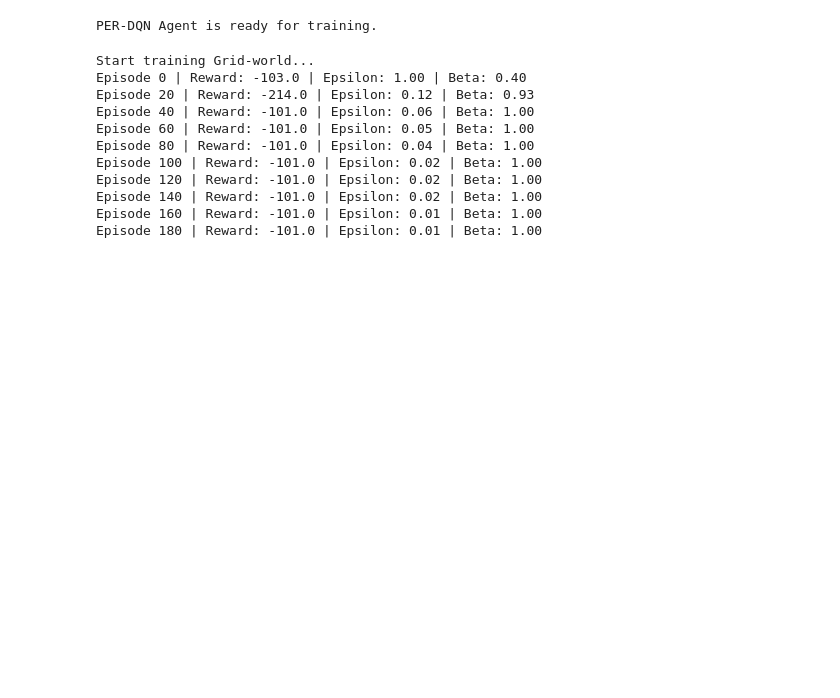
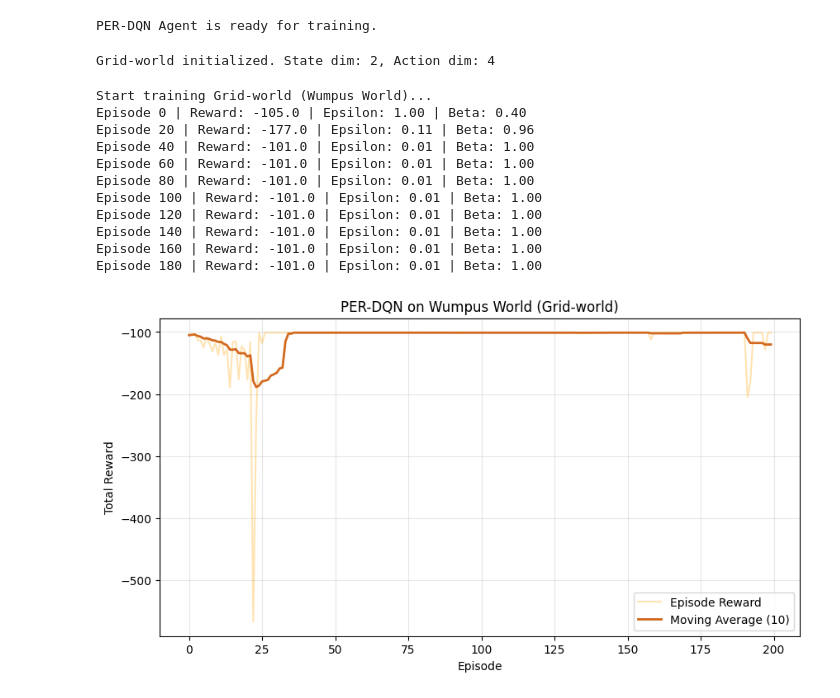
Before and after one commit to baiziyue43-dotcom/a2_part2, a Jupyter notebook: assignment_2_part_2.ipynb, the cells around one changed output. Drawn from its saved outputs; the diff is of its cells as text; code cells hidden in the pictures; blank space fills up the shorter version.

Commit message:
Add env1(Grid World) Training

```diff
--- a/assignment_2_part_2.ipynb
+++ b/assignment_2_part_2.ipynb
@@ -205,24 +205,64 @@ def train_per_dqn(env, agent, num_episodes, batch_size, target_update_freq):
 
     return rewards_history, losses_history
 # %%
+# Grid-world
+from environment import WumpusWorldEnvironment
 
 env_grid = WumpusWorldEnvironment(observation_type='vector', action_type='discrete')
-agent_grid = PER_DQNAgent(state_dim=2, action_dim=4, device=device)
 
-print("Start training Grid-world...")
-grid_rewards, grid_losses = train_per_dqn(env_grid, agent_grid, num_episodes=200, batch_size=32, target_update_freq=10)
+obs_sample, _ = env_grid.reset()
+
+if isinstance(obs_sample, (int, np.integer)):
+    grid_obs_dim = 1
+else:
+    grid_obs_dim = len(obs_sample)
+
+grid_action_dim = env_grid.action_space.n
+print(f"Grid-world initialized. State dim: {grid_obs_dim}, Action dim: {grid_action_dim}")
 # %% [output]
-Start training Grid-world...
-Episode 0 | Reward: -103.0 | Epsilon: 1.00 | Beta: 0.40
-Episode 20 | Reward: -214.0 | Epsilon: 0.12 | Beta: 0.93
-Episode 40 | Reward: -101.0 | Epsilon: 0.06 | Beta: 1.00
-Episode 60 | Reward: -101.0 | Epsilon: 0.05 | Beta: 1.00
-Episode 80 | Reward: -101.0 | Epsilon: 0.04 | Beta: 1.00
-Episode 100 | Reward: -101.0 | Epsilon: 0.02 | Beta: 1.00
-Episode 120 | Reward: -101.0 | Epsilon: 0.02 | Beta: 1.00
-Episode 140 | Reward: -101.0 | Epsilon: 0.02 | Beta: 1.00
-Episode 160 | Reward: -101.0 | Epsilon: 0.01 | Beta: 1.00
-Episode 180 | Reward: -101.0 | Epsilon: 0.01 | Beta: 1.00
+Grid-world initialized. State dim: 2, Action dim: 4
+# %%
+# Run Grid-world
+agent_grid = PER_DQNAgent(state_dim=grid_obs_dim, action_dim=grid_action_dim, device=device)
+
+print("Start training Grid-world (Wumpus World)...")
+grid_rewards, grid_losses = train_per_dqn(
+    env_grid,
+    agent_grid,
+    num_episodes=200,
+    batch_size=32,
+    target_update_freq=10
+)
+
+def plot_grid_results(rewards):
+    plt.figure(figsize=(10, 5))
+    plt.plot(rewards, color='orange', alpha=0.3, label='Episode Reward')
+
+    if len(rewards) > 10:
+        smooth = [np.mean(rewards[max(0, i-10):i+1]) for i in range(len(rewards))]
+        plt.plot(smooth, color='chocolate', linewidth=2, label='Moving Average (10)')
+
+    plt.title("PER-DQN on Wumpus World (Grid-world)")
+    plt.xlabel("Episode")
+    plt.ylabel("Total Reward")
+    plt.legend()
+    plt.grid(True, alpha=0.3)
+    plt.show()
+
+plot_grid_results(grid_rewards)
+# %% [output]
+Start training Grid-world (Wumpus World)...
+Episode 0 | Reward: -105.0 | Epsilon: 1.00 | Beta: 0.40
+Episode 20 | Reward: -177.0 | Epsilon: 0.11 | Beta: 0.96
+Episode 40 | Reward: -101.0 | Epsilon: 0.01 | Beta: 1.00
+Episode 60 | Reward: -101.0 | Epsilon: 0.01 | Beta: 1.00
+Episode 80 | Reward: -101.0 | Epsilon: 0.01 | Beta: 1.00
+Episode 100 | Reward: -101.0 | Epsilon: 0.01 | Beta: 1.00
+Episode 120 | Reward: -101.0 | Epsilon: 0.01 | Beta: 1.00
+Episode 140 | Reward: -101.0 | Epsilon: 0.01 | Beta: 1.00
+Episode 160 | Reward: -101.0 | Epsilon: 0.01 | Beta: 1.00
+Episode 180 | Reward: -101.0 | Epsilon: 0.01 | Beta: 1.00
+[figure, added]
 # %%
 
 env_cp = gym.make("CartPole-v1")
```
Also changed, not shown: parts of 4 cells of this notebook.
